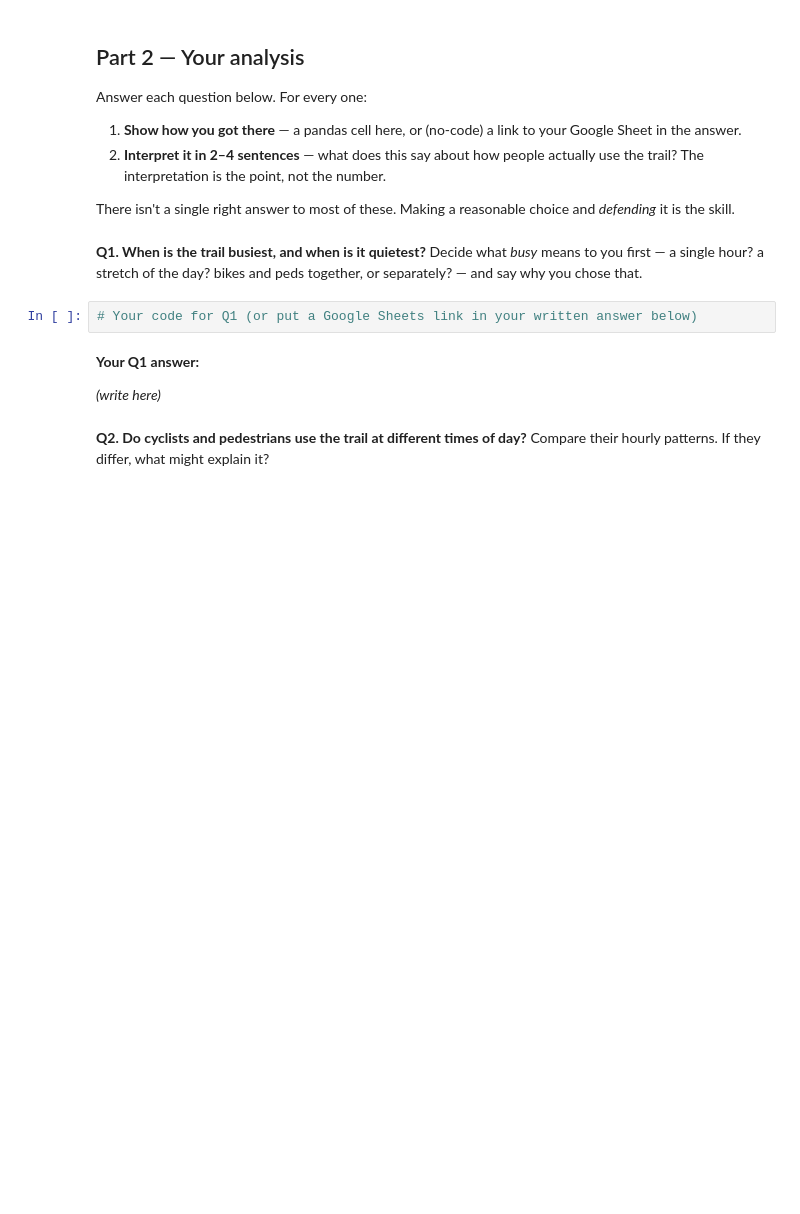
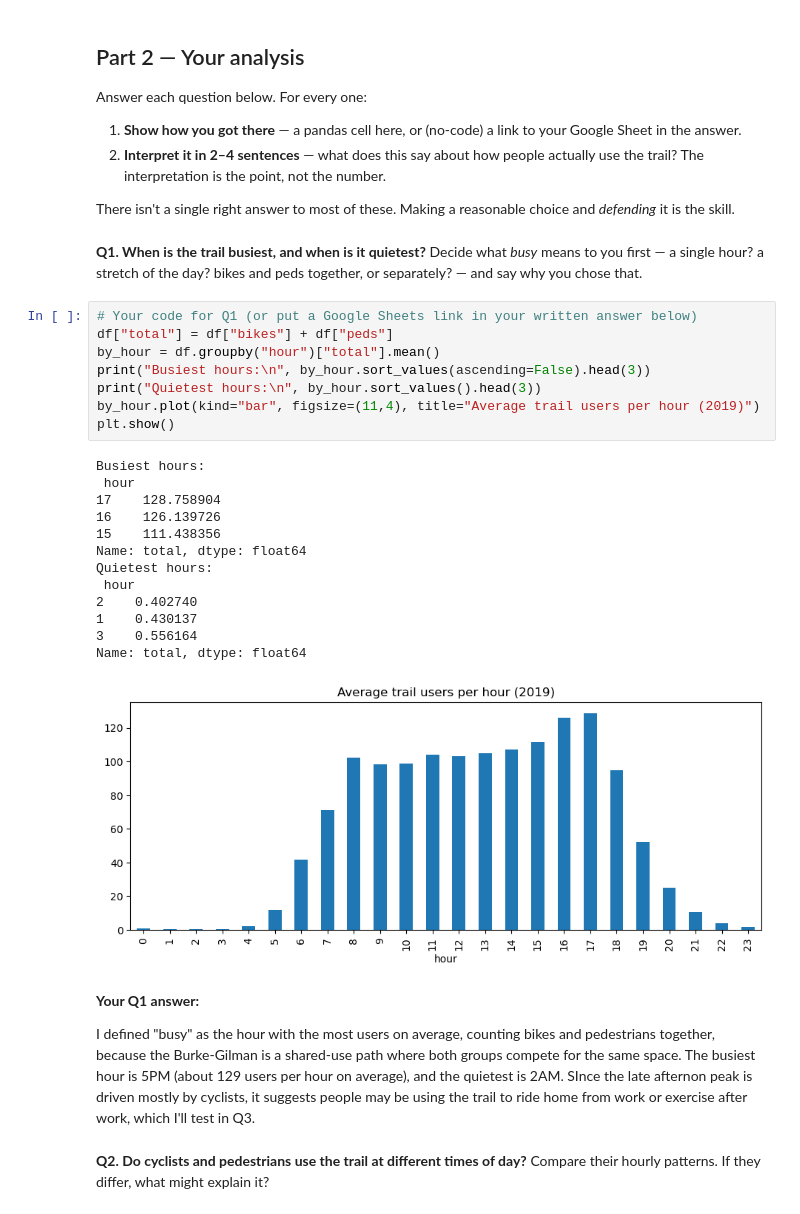
Before and after one commit to haizeha/hcde-410, a Jupyter notebook: A1/A1.ipynb, the cells around one changed output. Cells and saved outputs as stored; diff of their text form; blank space fills up the shorter version.

```diff
--- a/A1/A1.ipynb
+++ b/A1/A1.ipynb
@@ -141,10 +141,30 @@ There isn't a single right answer to most of these. Making a reasonable choice a
 Decide what *busy* means to you first — a single hour? a stretch of the day? bikes and peds together, or separately? — and say why you chose that.
 # %%
 # Your code for Q1 (or put a Google Sheets link in your written answer below)
+df["total"] = df["bikes"] + df["peds"]
+by_hour = df.groupby("hour")["total"].mean()
+print("Busiest hours:\n", by_hour.sort_values(ascending=False).head(3))
+print("Quietest hours:\n", by_hour.sort_values().head(3))
+by_hour.plot(kind="bar", figsize=(11,4), title="Average trail users per hour (2019)")
+plt.show()
+# %% [output]
+Busiest hours:
+ hour
+17    128.758904
+16    126.139726
+15    111.438356
+Name: total, dtype: float64
+Quietest hours:
+ hour
+2    0.402740
+1    0.430137
+3    0.556164
+Name: total, dtype: float64
+[figure, added]
 # %% [markdown]
 **Your Q1 answer:**
 
-*(write here)*
+I defined "busy" as the hour with the most users on average, counting bikes and pedestrians together, because the Burke-Gilman is a shared-use path where both groups compete for the same space. The busiest hour is 5PM (about 129 users per hour on average), and the quietest is 2AM. SInce the late afternon peak is driven mostly by cyclists, it suggests people may be using the trail to ride home from work or exercise after work, which I'll test in Q3.
 # %% [markdown]
 **Q2. Do cyclists and pedestrians use the trail at different times of day?**
 Compare their hourly patterns. If they differ, what might explain it?
```
Also changed, not shown: parts of 6 cells of this notebook.
